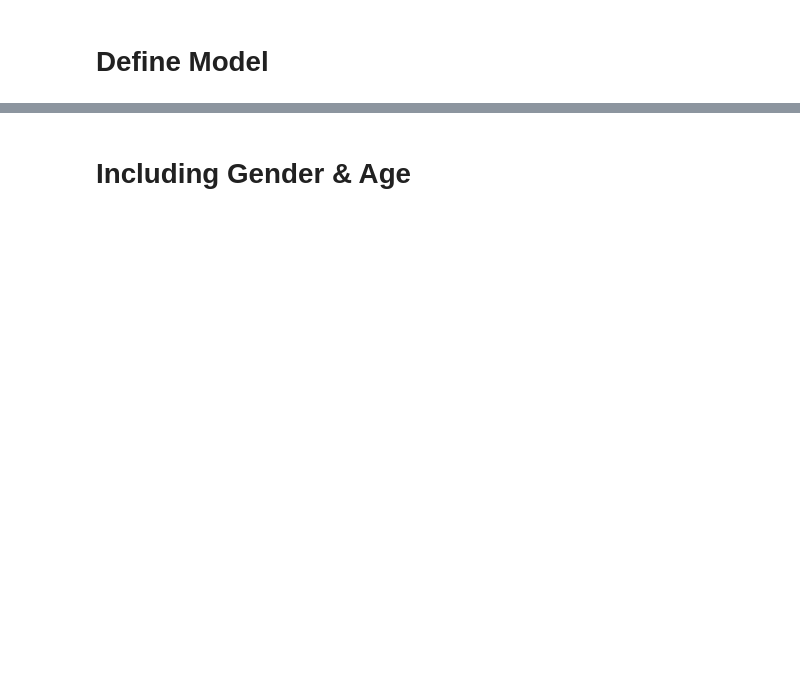
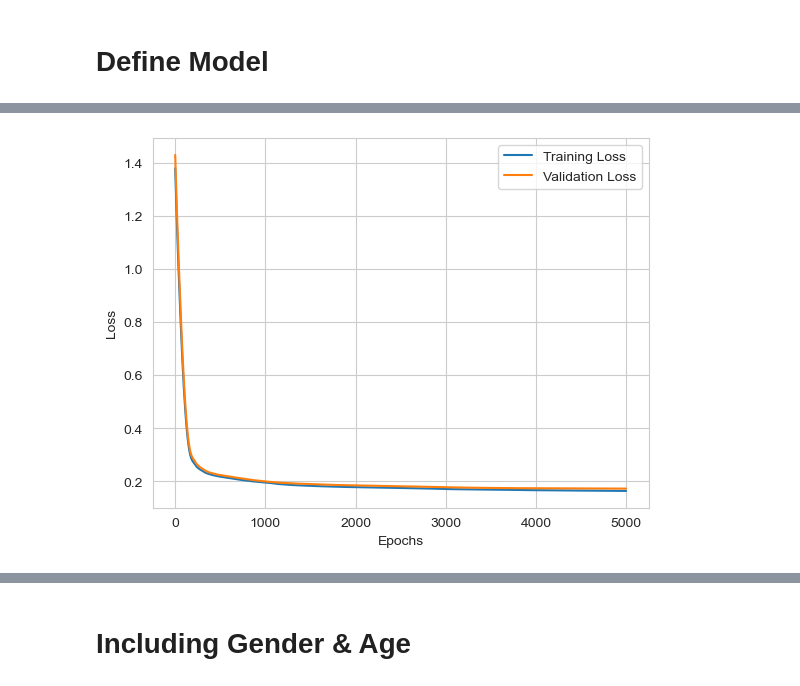
Before and after one commit to CarloRobbiani/ml_project, a Jupyter notebook: Salary new dataset/salary prediction.ipynb, the cells around one changed output, grey strips where cells are left out. Drawn from its saved outputs; the diff is of its cells as text; code cells hidden in the pictures; blank space fills up the shorter version.

Commit message:
checkpoint

```diff
--- a/Salary new dataset/salary prediction.ipynb
+++ b/Salary new dataset/salary prediction.ipynb
@@ -106,0 +287,91 @@ class RegressionModel(nn.Module):
+# %%
+import torch
+import torch.nn as nn
+import matplotlib.pyplot as plt
+from sklearn.preprocessing import StandardScaler, LabelEncoder
+from sklearn.model_selection import train_test_split
+
+# Drop rows with missing values in the relevant columns
+df_drop2 = df.dropna(subset=['Salary', 'Years of Experience', 'Education Level', 'Gender', 'Age']).copy()
+
+# Check for NaN or infinite values
+assert not train.isnull().values.any(), "Training data contains NaN values"
+assert not val.isnull().values.any(), "Validation data contains NaN values"
+assert not test.isnull().values.any(), "Test data contains NaN values"
+assert np.isfinite(train[['Years of Experience', 'Salary', 'Age']].values).all(), "Training data contains infinite values"
+assert np.isfinite(val[['Years of Experience', 'Salary', 'Age']].values).all(), "Validation data contains infinite values"
+assert np.isfinite(test[['Years of Experience', 'Salary', 'Age']].values).all(), "Test data contains infinite values"
+
+
+# Set up model parameters
+input_dim = 4  # Years of Experience, Education Level, Gender, Age
+hidden_dim = 20
+output_dim = 1
+model_all_gen_age = RegressionModel(input_dim, hidden_dim, output_dim)
+
+criterion = nn.MSELoss()
+optimizer = torch.optim.Adam(model_all_gen_age.parameters(), lr=0.001, weight_decay=1e-4)  # Add weight decay for L2 regularization
+
+# Prepare data for PyTorch
+X_train = torch.tensor(train[['Years of Experience', 'Education Level', 'Gender', 'Age']].values, dtype=torch.float32)
+y_train = torch.tensor(train['Salary'].values, dtype=torch.float32).view(-1, 1)
+X_val = torch.tensor(val[['Years of Experience', 'Education Level', 'Gender', 'Age']].values, dtype=torch.float32)
+y_val = torch.tensor(val['Salary'].values, dtype=torch.float32).view(-1, 1)
+X_test = torch.tensor(test[['Years of Experience', 'Education Level', 'Gender', 'Age']].values, dtype=torch.float32)
+y_test = torch.tensor(test['Salary'].values, dtype=torch.float32).view(-1, 1)
+
+# Training loop
+train_losses, val_losses = [], []
+for epoch in range(5000):
+    model_all_gen_age.train()
+    optimizer.zero_grad()
+    y_pred = model_all_gen_age(X_train)
+    train_loss = criterion(y_pred, y_train)
+    if torch.isnan(train_loss):
+        print(f"NaN detected in train loss at epoch {epoch}")
+        break
+    train_loss.backward()
+    optimizer.step()
+    train_losses.append(train_loss.item())
+
+    # Validation loss
+    model_all_gen_age.eval()
+    with torch.no_grad():
+        y_val_pred = model_all_gen_age(X_val)
+        val_loss = criterion(y_val_pred, y_val)
+        if torch.isnan(val_loss):
+            print(f"NaN detected in validation loss at epoch {epoch}")
+            break
+        val_losses.append(val_loss.item())
+
+    # Print progress every 100 epochs
+    if epoch % 1000 == 0:
+        print(f'Epoch {epoch} - Train Loss: {train_loss.item()} | Validation Loss: {val_loss.item()}')
+
+# Plot training and validation losses
+plt.plot(train_losses, label='Training Loss')
+plt.plot(val_losses, label='Validation Loss')
+plt.xlabel('Epochs')
+plt.ylabel('Loss')
+plt.legend()
+plt.show()
+
+# Evaluate on test set
+model_all_gen_age.eval()
+with torch.no_grad():
+    y_test_pred = model_all_gen_age(X_test)
+    test_loss = criterion(y_test_pred, y_test)
+    print(f'Test Loss: {test_loss.item()}')
+
+# Inverse transform predictions back to original salary scale
+# We add placeholders for 'Years of Experience' and 'Age' to inverse transform correctly
+y_test_pred_unscaled = scaler.inverse_transform(
+    torch.cat((X_test[:, 0].unsqueeze(1), y_test_pred, X_test[:, 1:2]), dim=1))[:, 1]
+
+sum_error_all_ga = 0
+for i, pred in enumerate(y_test_pred_unscaled):
+    actual_salary = scaler.inverse_transform(test[['Years of Experience', 'Salary', 'Age']].values)[i][1]
+    sum_error_all_ga += abs(pred - actual_salary)/ len(y_test_pred_unscaled)
+
+print(f"Average Error: {sum_error_all_ga}")
+# %% [output]
@@ -106,0 +383 @@ class RegressionModel(nn.Module):
+[figure, added]
```
Also changed, not shown: parts of 28 cells of this notebook, 1 other file.
